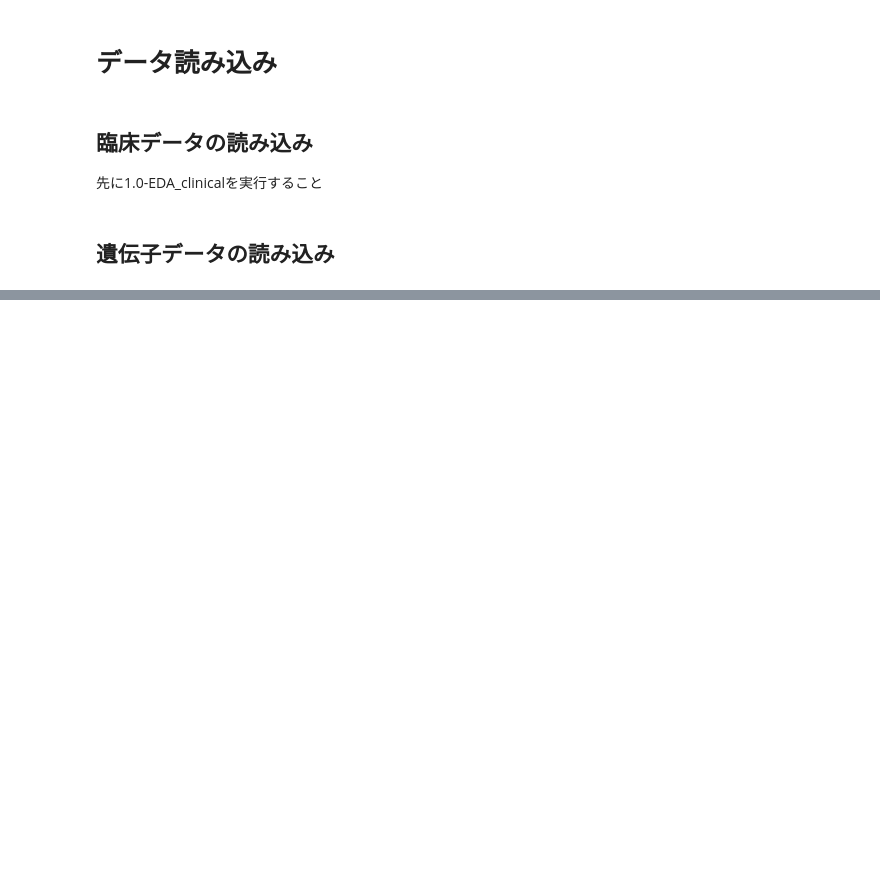
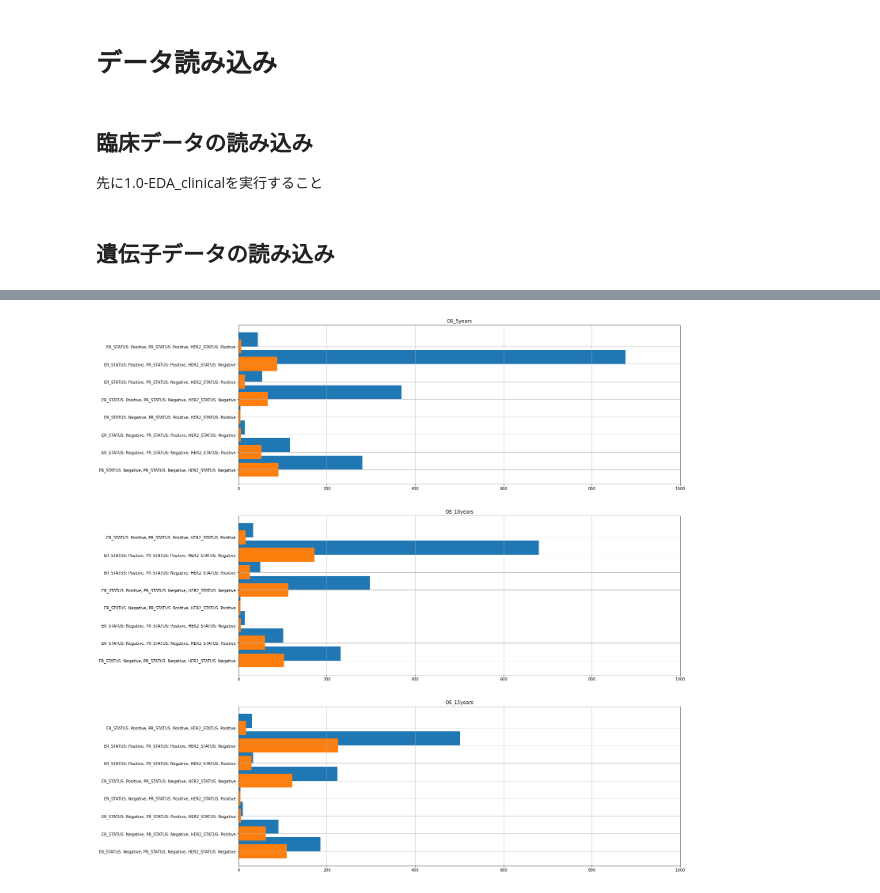
Before and after one commit to mono-clone/breast_cancer_analytics, a Jupyter notebook: notebooks/1.0.2-EDA_prognosis_clinicals&genes.ipynb, the cells around one changed output, grey strips where cells are left out. Drawn from its saved outputs; the diff is of its cells as text; code cells hidden in the pictures; blank space fills up the shorter version.

```diff
--- a/notebooks/1.0.2-EDA_prognosis_clinicals&genes.ipynb
+++ b/notebooks/1.0.2-EDA_prognosis_clinicals&genes.ipynb
@@ -126,0 +174,5 @@ df_name_set = (
+# %%
+df_MB = make_target(df_MB, year=5)
+df_MB = make_target(df_MB, year=10)
+df_MB = make_target(df_MB, year=15)
+target_list = ["OS_5years", "OS_10years", "OS_15years"]
@@ -126,0 +276,10 @@ df_name_set = (
+# %%
+# 重複特徴量のrename
+df_normal = rename_duplicated_columns(df_normal)
+# %%
+# null値の確認
+df_tmp = df_normal.isnull().sum()
+display(
+    df_tmp[df_tmp.values > 1].sort_values()[::-1]
+)  # .sort_values()[::-1]の部分は表示で理解しやすいようにソートしているだけ
+columns_tmp = df_tmp[df_tmp.values > 1].sort_values()[::-1].index  # 欠損値をかかえる特徴量名
@@ -126,0 +359,42 @@ df_name_set = (
+# %%
+# 学術的知見に基づくクラス分類
+immune_study_columns = ["ER_STATUS", "PR_STATUS", "HER2_STATUS"]
+gene_study_columns = ["CLAUDIN_SUBTYPE"]
+# %%
+plt.figure(figsize=(20, 34))
+funcs = ["count", "sum", "mean"]
+for i, v in enumerate(target_list):
+    # 各STATUSに属するサンプル数の可視化
+    # df_tmp: 表示したい数のdf、df_tmp2: プロット時のクラス名前の付与
+    df_tmp = df_normal.groupby(immune_study_columns)[v].agg(funcs).reset_index()
+    df_tmp["immune_label"] = (
+        immune_study_columns[0]
+        + ": "
+        + df_tmp[immune_study_columns[0]]
+        + ", "
+        + immune_study_columns[1]
+        + ": "
+        + df_tmp[immune_study_columns[1]]
+        + ", "
+        + immune_study_columns[2]
+        + ": "
+        + df_tmp[immune_study_columns[2]]
+    )
+    plt.subplot(len(target_list) + 1, 1, i + 1)
+
+    plt.barh(y=df_tmp["immune_label"], width=df_tmp["count"], align="edge")
+    plt.title(v)
+    plt.tight_layout = True
+
+    # 各STAUSに属する目的変数の正例（乳がんによってn年の予後の死亡者数）の可視化
+    # sumのカラムを指定しているが、これは目的変数が2値分類であるため、sumがtrueの総数を示している。
+    plt.subplot(len(target_list) + 1, 1, i + 1)
+    plt.barh(y=df_tmp["immune_label"], width=df_tmp["sum"])
+    plt.title(v)
+    plt.tight_layout = True
+    plt.xlim(0, 1000)
+
+    plt.grid(True)
+plt.savefig("OS_immune_clf.png")
+# %% [output]
+[figure, added]
```
Also changed, not shown: parts of 29 cells of this notebook, 6 other files.
